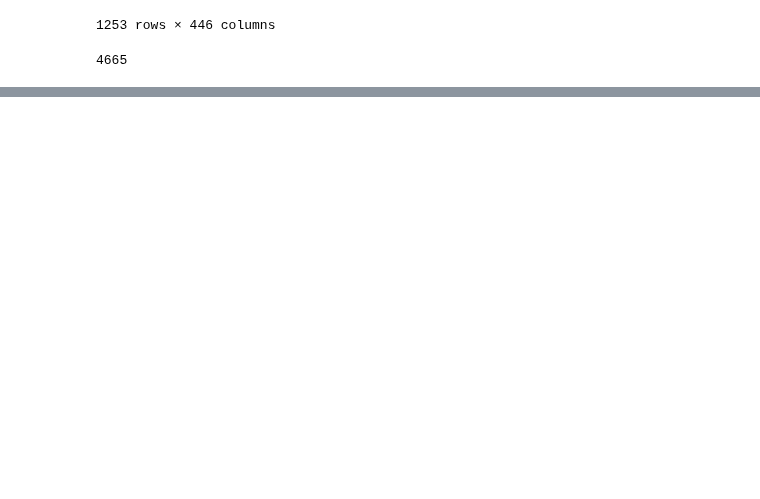
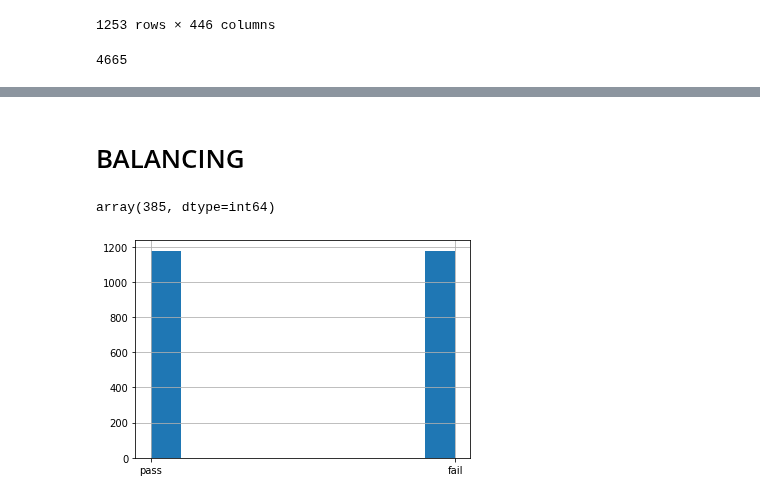
Before and after one commit to Landschy/datamining-htw, a Jupyter notebook: scripts/Mohammad.ipynb, the cells around one changed output, grey strips where cells are left out. Drawn from its saved outputs; the diff is of its cells as text; code cells hidden in the pictures; blank space fills up the shorter version.

```diff
--- a/scripts/Mohammad.ipynb
+++ b/scripts/Mohammad.ipynb
@@ -462,0 +486,19 @@ X_train_MICE_boruta = X_train_MICE.filter(final_features)
+# %%
+x_train_Boruta_KNNImputation = x_train_KNNImputation.filter(final_features)
+# %% [markdown]
+# BALANCING
+# %%
+# SMOTE
+sm = SMOTE(sampling_strategy='auto', k_neighbors=5, random_state=40)
+# %%
+x
+# %% [output]
+array(385, dtype=int64)
+# %%
+X_res, y_res = sm.fit_resample(X_train_MICE_boruta, y_train)
+# %%
+X_res, y_res = sm.fit_resample(x_train_Boruta_KNNImputation, y_train)
+# %%
+y_res.hist();
+# %% [output]
+[figure, added]
```
Also changed, not shown: parts of 59 cells of this notebook.
